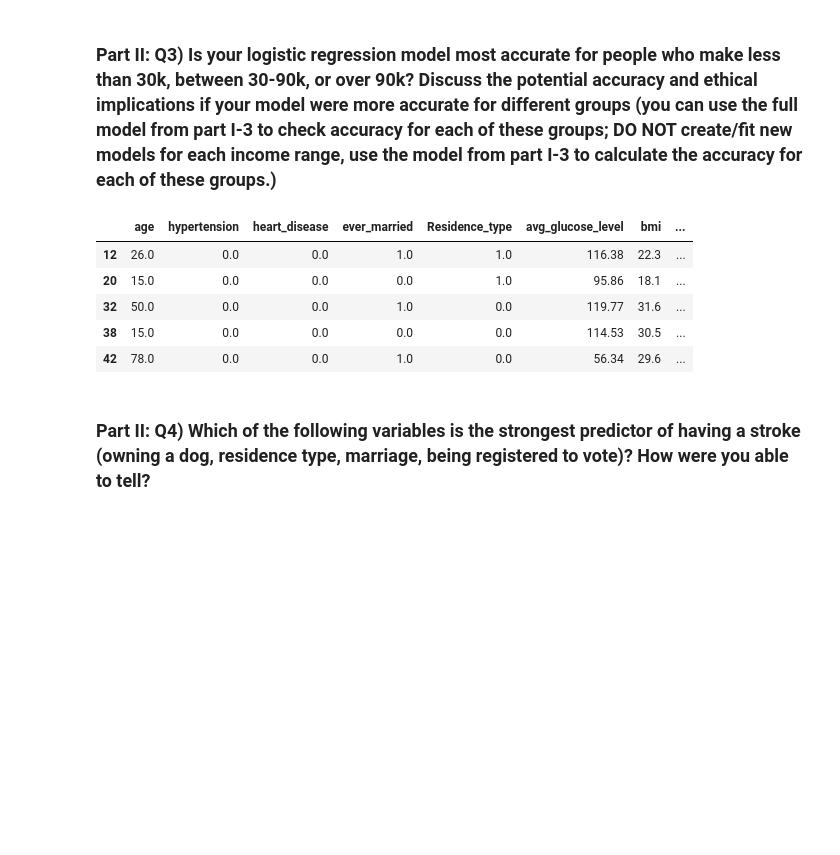
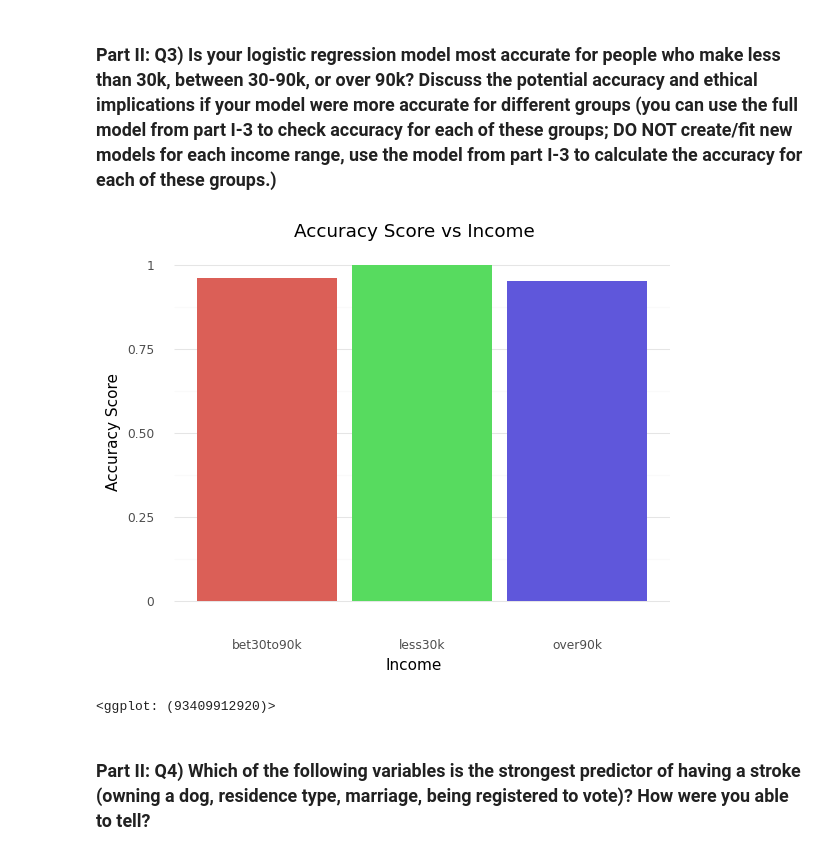
Before and after one commit to min-is/Chapman-University, a Jupyter notebook: CPSC 392 - Data Science/Projects/Min - Project 1.ipynb, the cells around one changed output. Cells and saved outputs as stored; diff of their text form; code cells hidden in the pictures; blank space fills up the shorter version.

```diff
--- a/CPSC 392 - Data Science/Projects/Min - Project 1.ipynb
+++ b/CPSC 392 - Data Science/Projects/Min - Project 1.ipynb
@@ -234,17 +235,57 @@ p2q2
 # %% [markdown]
 ### Part II: Q3) Is your logistic regression model most accurate for people who make less than 30k, between 30-90k, or over 90k? Discuss the potential accuracy and ethical implications if your model were more accurate for different groups (you can use the full model from part I-3 to check accuracy for each of these groups; DO NOT create/fit new models for each income range, use the model from part I-3 to calculate the accuracy for each of these groups.)
-# %%
-less30k = df.loc[(df['income_in_k'] < 30)]
-
-X = less30k['predictors']
-y = less30k['stroke']
-# %% [output]
-|  | age | hypertension | heart_disease | ever_married | Residence_type | avg_glucose_level | bmi | ... |
-| 12 | 26.0 | 0.0 | 0.0 | 1.0 | 1.0 | 116.38 | 22.3 | ... |
-| 20 | 15.0 | 0.0 | 0.0 | 0.0 | 1.0 | 95.86 | 18.1 | ... |
-| 32 | 50.0 | 0.0 | 0.0 | 1.0 | 0.0 | 119.77 | 31.6 | ... |
-| 38 | 15.0 | 0.0 | 0.0 | 0.0 | 0.0 | 114.53 | 30.5 | ... |
-| 42 | 78.0 | 0.0 | 0.0 | 1.0 | 0.0 | 56.34 | 29.6 | ... |
+# %%
+# grabbing number of people who had a income less than $30,000
+less30k = df.loc[(df['income_in_k'] < 30)]
+
+# testing model
+X = less30k[predictors]
+y = less30k['stroke']
+X[contin] = zscore.fit_transform(X[contin])
+predictedVals1 = myLogit.predict(X)
+
+# storing accuracy score
+accuracy1 = accuracy_score(y, predictedVals1)
+
+# grabbing number of people who had a income between $30,000 and $90,000
+bet30to90k = df.loc[(df['income_in_k'] > 30) & (df['income_in_k'] < 90)]
+
+# testing model
+X = bet30to90k[predictors]
+y = bet30to90k['stroke']
+X[contin] = zscore.fit_transform(X[contin])
+predictedVals2 = myLogit.predict(X)
+
+# storing accuracy score
+accuracy2 = accuracy_score(y, predictedVals2)
+
+# grabbing number of people who had a income more than $90,000
+over90k = df.loc[(df['income_in_k'] > 90)]
+
+# testing model
+X = over90k[predictors]
+y = over90k['stroke']
+X[contin] = zscore.fit_transform(X[contin])
+predictedVals3 = myLogit.predict(X)
+
+# storing accuracy score
+accuracy3 = accuracy_score(y, predictedVals3)
+
+# creating new dataframe
+money = ['less30k', 'bet30to90k', 'over90k']
+acc = [accuracy1, accuracy2, accuracy3]
+df4_setup = {'Income': money, 'Accuracy Score': acc}
+df4 = pd.DataFrame(df4_setup)
+
+# creating ggplot
+p2q3 = (ggplot(df4, aes(x = 'Income', y = 'Accuracy Score')) + geom_bar(aes(fill = 'Income'), stat = 'identity') +
+ theme_bw() + ggtitle('Accuracy Score vs Income') + theme_minimal() + theme(panel_grid_major_x = element_blank(),
+ panel_grid_minor_x = element_blank(), legend_position = 'none'))
+
+p2q3
+# %% [output]
+[figure, added]
+<ggplot: (93409912920)>
 # %% [markdown]
 ### Part II: Q4) Which of the following variables is the strongest predictor of having a stroke (owning a dog, residence type, marriage, being registered to vote)? How were you able to tell?
 # %% [markdown]
```
Also changed, not shown: parts of 2 cells of this notebook.
